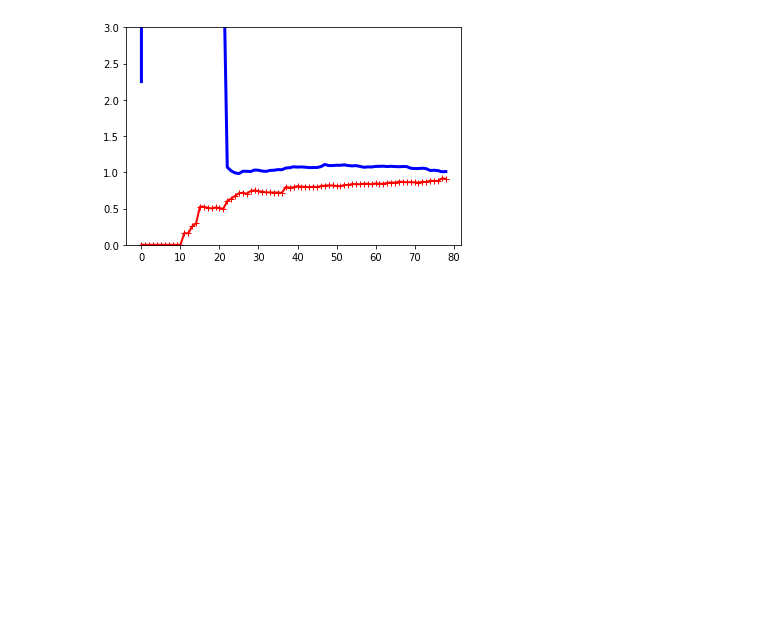
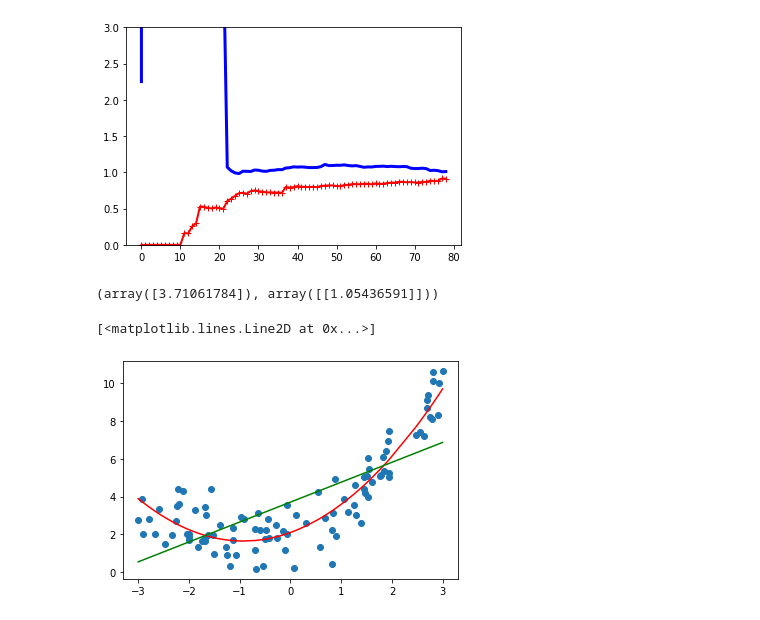
Before and after one commit to smitbose/practise-handsonbook, a Jupyter notebook: Ch 4 - Training Models.ipynb, the cells around one changed output. Saved outputs shown, nothing was run; the diff lists cells and outputs as text; code cells hidden in the pictures; blank space fills up the shorter version.

Commit message:
Completed lasso and ridge

```diff
--- a/Ch 4 - Training Models.ipynb
+++ b/Ch 4 - Training Models.ipynb
@@ -249,3 +249,21 @@ polynomial_regression = Pipeline([
 plot_learning_curves(polynomial_regression, X, y)
 # %% [output]
 [figure]
+# %%
+from sklearn.linear_model import Ridge
+
+ridge_reg = Ridge(alpha=0.1, solver="cholesky")
+ridge_reg.fit(X,y)
+ridge_reg.intercept_, ridge_reg.coef_
+# %% [output]
+(array([3.71061784]), array([[1.05436591]]))
+# %%
+plt.scatter(X,y)
+plt.plot(Xs,ys,"r-")
+y_ridge = ridge_reg.predict(X)
+y_ridge = np.array(y_ridge)[order]
+y_ridge.resize((100))
+plt.plot(Xs,y_ridge,"g-")
+# %% [output]
+[<matplotlib.lines.Line2D at 0x...>]
+[figure, added]
```
Also changed, not shown: parts of 4 cells of this notebook.
